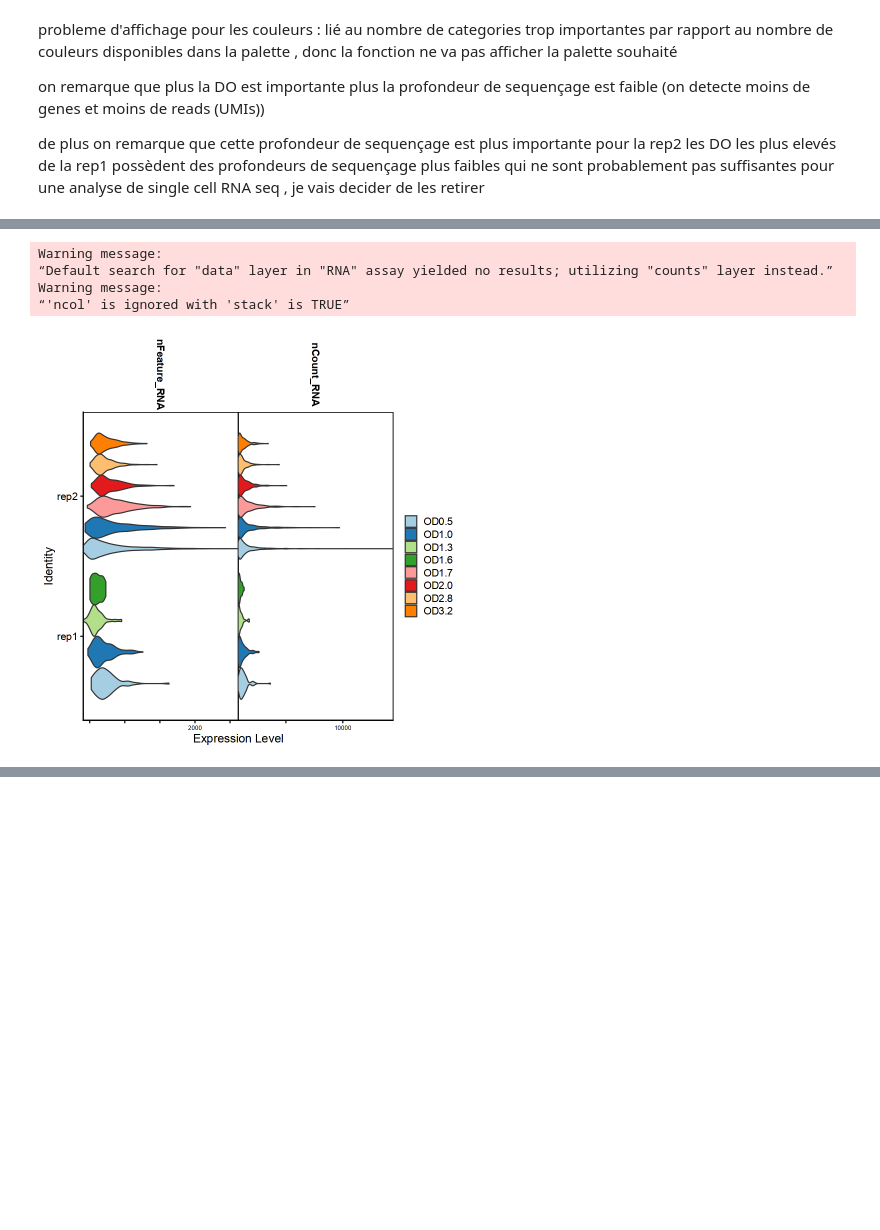
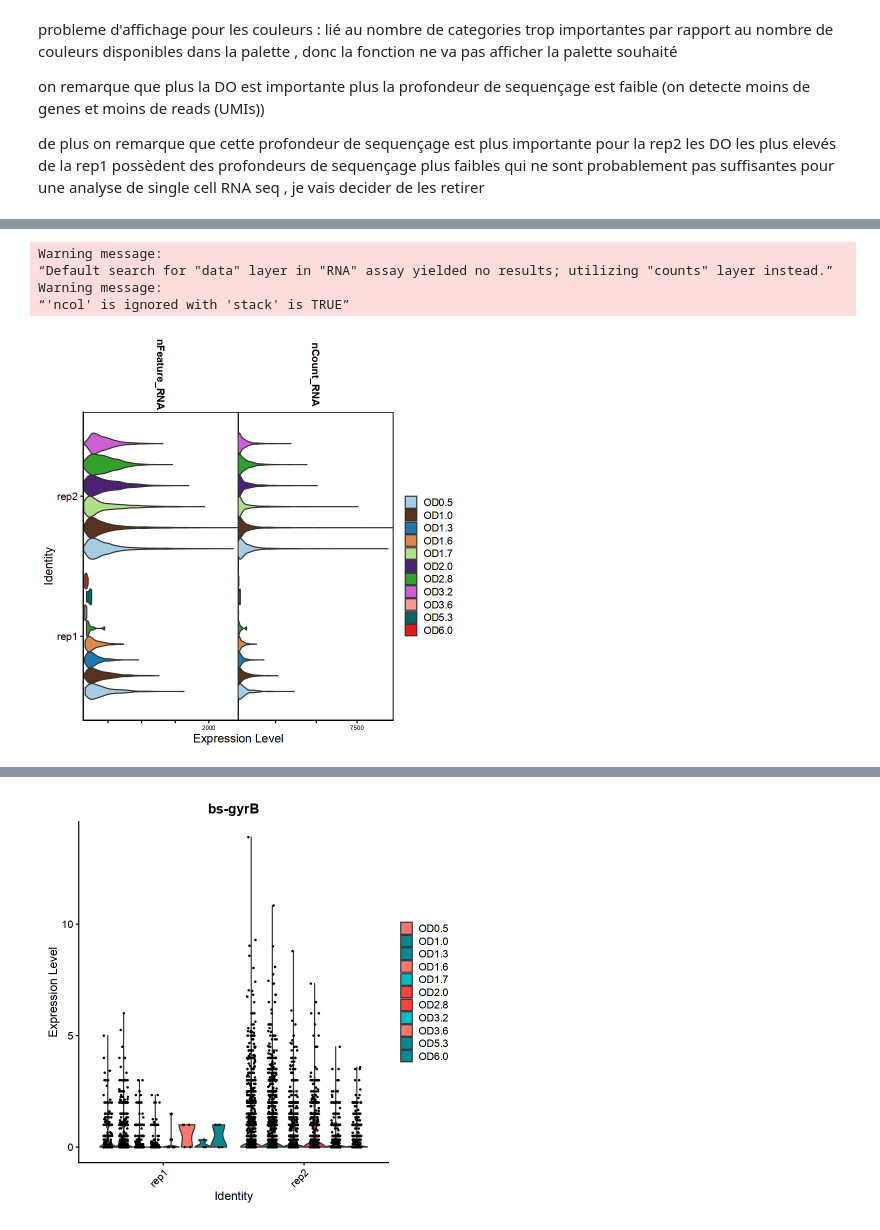
Before and after one commit to vgoupille/DOL_scRNAseq, a Jupyter notebook: 7_Article/script/script_Val/5_Normalisation_and_other.ipynb, the cells around one changed output, grey strips where cells are left out. Drawn from its saved outputs; the diff is of its cells as text; code cells hidden in the pictures; blank space fills up the shorter version.

```diff
--- a/7_Article/script/script_Val/5_Normalisation_and_other.ipynb
+++ b/7_Article/script/script_Val/5_Normalisation_and_other.ipynb
@@ -327,7 +443,7 @@ Warning message:
 # %%
 
 VlnPlot(
-  object = seurat_obj,             # Objet Seurat contenant les données à analyser
+  object = seurat_obj_f2,             # Objet Seurat contenant les données à analyser
   features =c("nFeature_RNA", "nCount_RNA"),           # Les caractéristiques à afficher (par exemple, l'expression génique, les scores PC, etc.)
   cols = brewer.pal(8, "Paired"),        # Couleurs à utiliser pour l'affichage
   pt.size = NULL,     # Taille des points (pour les points individuels)
@@ -359,4 +475,10 @@ Warning message:
 “Default search for "data" layer in "RNA" assay yielded no results; utilizing "counts" layer instead.”
 Warning message:
 “'ncol' is ignored with 'stack' is TRUE”
-[figure, old version]
+[figure, new version]
+# %%
+VlnPlot(object = seurat_obj_f2,
+        features = "bs-gyrB",
+        group.by = "rep",
+        split.by = "cond")
+# %% [output]
@@ -362,0 +487 @@ Warning message:
+[figure, added]
```
Also changed, not shown: parts of 18 cells of this notebook, 2 other files.
